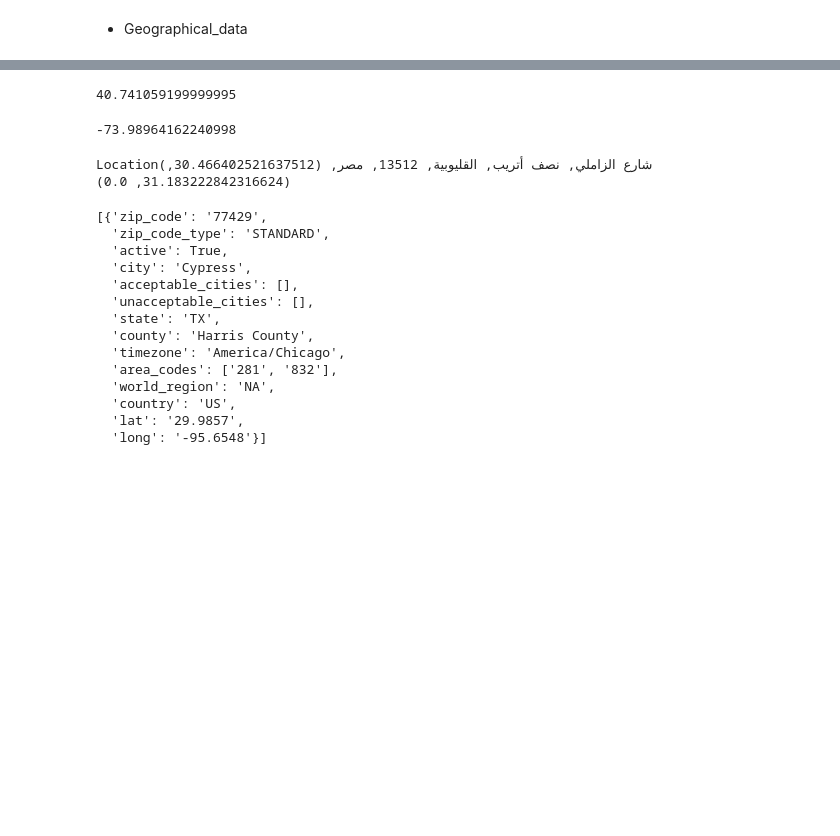
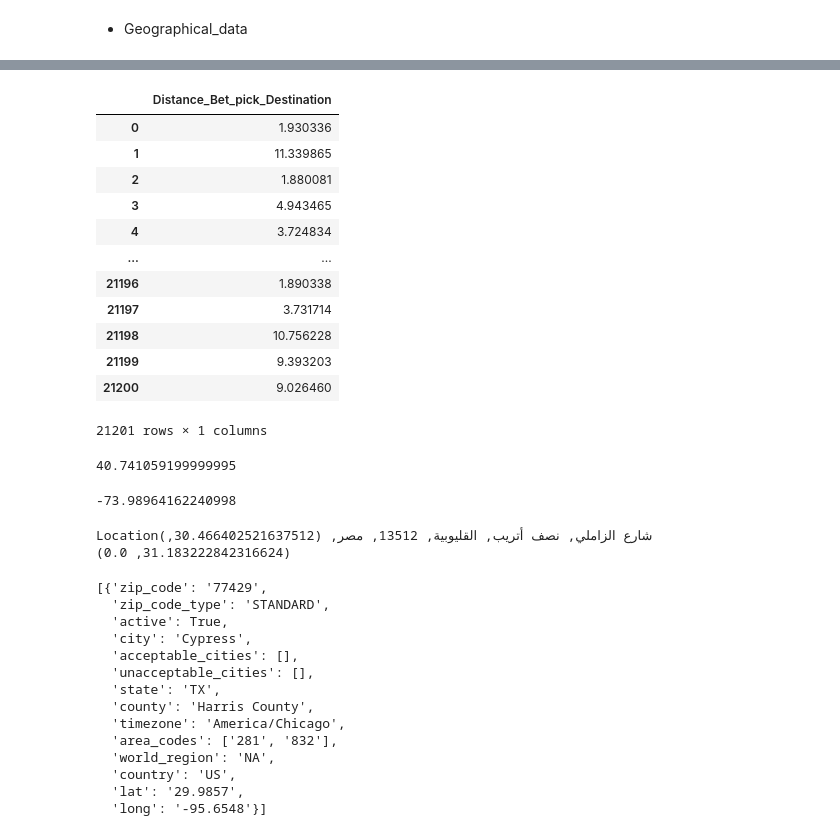
Before and after one commit to Ahmed2020538/Data_Science, a Jupyter notebook: ML_Models/Feature_Engineering/Feature_Engneering_(part1).ipynb, the cells around one changed output, grey strips where cells are left out. Drawn from its saved outputs; the diff is of its cells as text; code cells hidden in the pictures; blank space fills up the shorter version.

```diff
--- a/ML_Models/Feature_Engineering/Feature_Engneering_(part1).ipynb
+++ b/ML_Models/Feature_Engineering/Feature_Engneering_(part1).ipynb
@@ -87,0 +90,16 @@ df[["center_langtude"]]
+# %%
+from geopy.geocoders import Nominatim as NomI
+gelocator = NomI(user_agent= 'Singularity_DS')
+# create function To get location info ::
+
+def get_location_info(x) :
+    try :
+        location = gelocator.reverse(f"{x['Pickup Lat'] } , {x['Pickup Long']}")
+        city    = location.raw['address']['city']
+        state   = location.raw['address']['state']
+        country = location.raw['address']['country']
+        return pd.Series((city , state , country))
+    except :
+        return "Missing"
+
+df[["city" , "state" , "country"]] = df.apply(get_location_info , axis=1)
@@ -88,3 +108,19 @@ df[["center_langtude"]]
+# %%
+df[['Distance_Bet_pick_Destination']]
+# %% [output]
+|  | Distance_Bet_pick_Destination |
+| 0 | 1.930336 |
+| 1 | 11.339865 |
+| 2 | 1.880081 |
+| 3 | 4.943465 |
+| 4 | 3.724834 |
+| ... | ... |
+| 21196 | 1.890338 |
+| 21197 | 3.731714 |
+| 21198 | 10.756228 |
+| 21199 | 9.393203 |
+| 21200 | 9.026460 |
+21201 rows × 1 columns
 # %%
 from geopy.geocoders import Nominatim as NoMi
 geolocator = NoMi(user_agent = "Benha")
```
Also changed, not shown: parts of 11 cells of this notebook, 1 other file.
